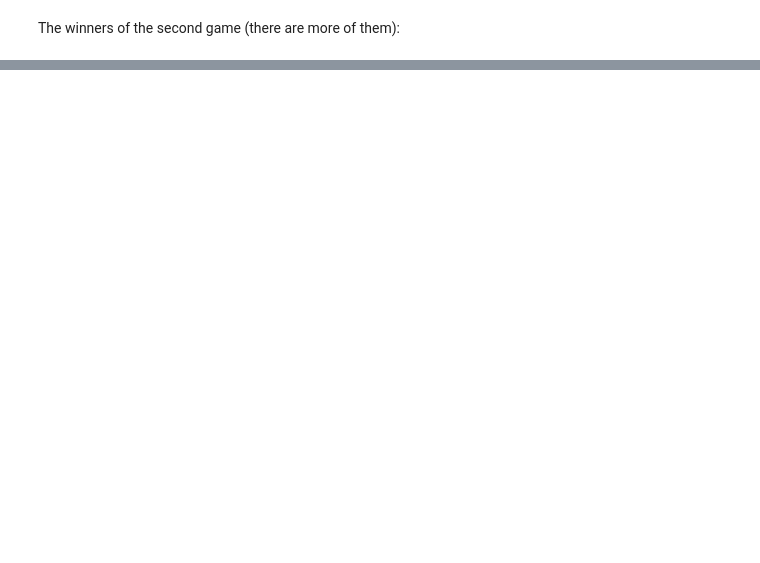
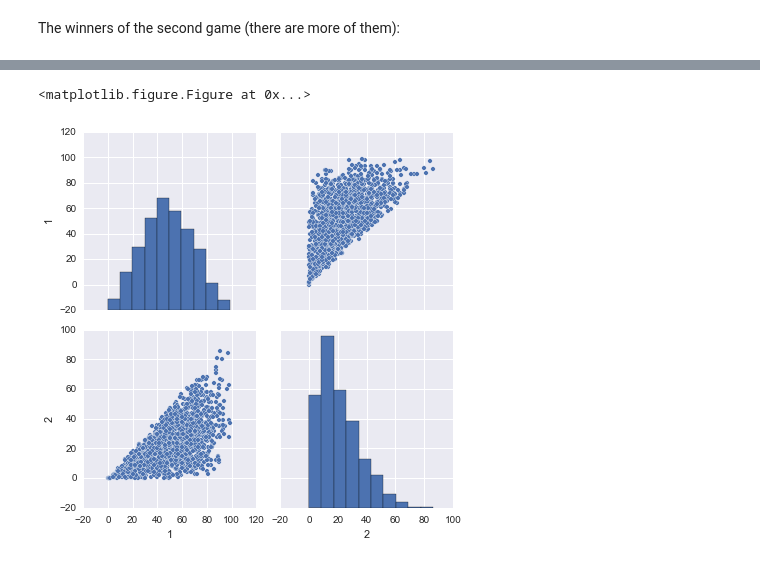
Before and after one commit to drvinceknight/TwoThirds, a Jupyter notebook: demo.ipynb, the cells around one changed output, grey strips where cells are left out. Drawn from its saved outputs; the diff is of its cells as text; code cells hidden in the pictures; blank space fills up the shorter version.

```diff
--- a/demo.ipynb
+++ b/demo.ipynb
@@ -203,0 +204,6 @@ activity.games[1].find_winner()[:-1]
+# %%
+%matplotlib inline
+activity.pairplot();
+# %% [output]
+<matplotlib.figure.Figure at 0x...>
+[figure, added]
```
Also changed, not shown: parts of 10 cells of this notebook.
